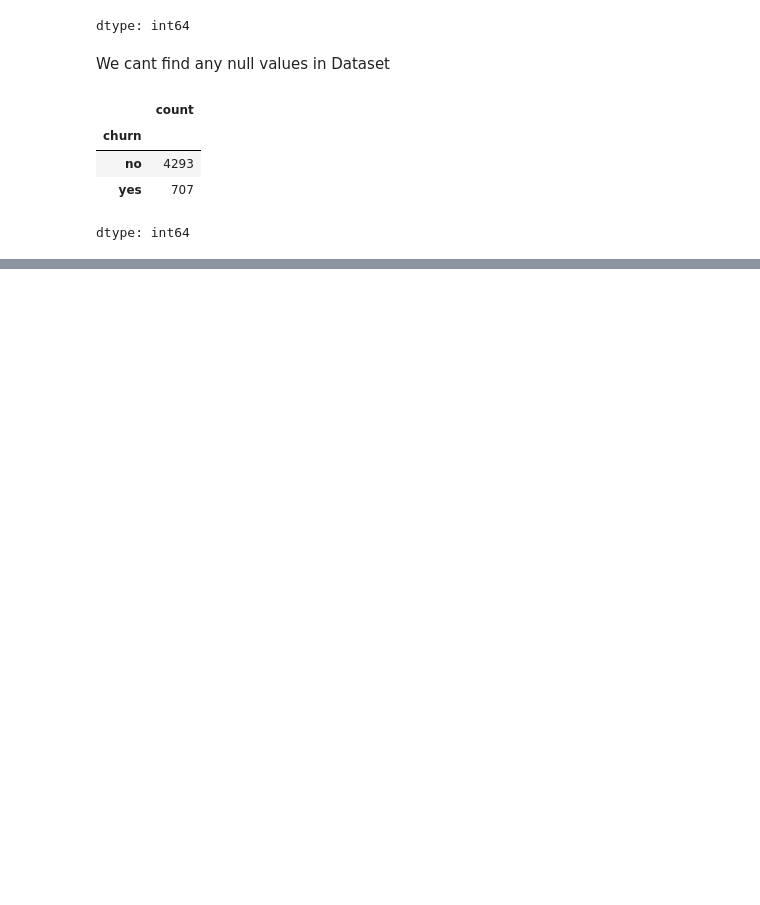
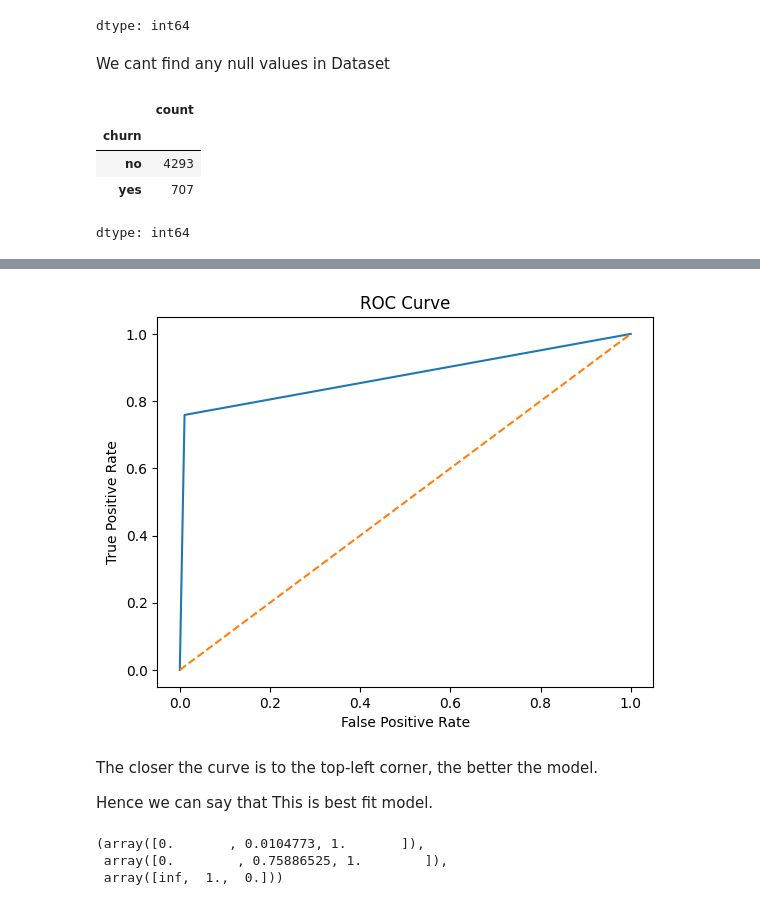
Before and after one commit to AshuuMishra/Telecom_churn_Analysis, a Jupyter notebook: Customer_churn_Analysis.ipynb, the cells around one changed output, grey strips where cells are left out. Drawn from its saved outputs; the diff is of its cells as text; code cells hidden in the pictures; blank space fills up the shorter version.

```diff
--- a/Customer_churn_Analysis.ipynb
+++ b/Customer_churn_Analysis.ipynb
@@ -129,0 +221,3 @@ TO check if churners make
+# %%
+for col in categorical_col:
+    print(f"{col}: {df[col].apply(type).value_counts()}")
@@ -129,0 +276,7 @@ TO check if churners make
+# %%
+x=df.drop(['churn'],axis=1)
+y=df['churn']
+
+from sklearn.model_selection import train_test_split
+x_train,x_test,y_train,y_test= train_test_split(x,y,test_size=0.2,random_state=42,stratify=y)
+x_train.shape,x_test.shape,y_train.shape,y_test.shape
@@ -129,0 +287,7 @@ TO check if churners make
+# %%
+from sklearn.ensemble import RandomForestClassifier
+
+# intialising the classifier
+rfc=RandomForestClassifier()
+model=rfc.fit(x_train,y_train)
+model
@@ -129,0 +298,3 @@ TO check if churners make
+# %%
+#predicting the output based on testing data
+y_pred=rfc.predict(x_test)
@@ -129,0 +331,24 @@ TO check if churners make
+# %%
+from sklearn.metrics import roc_curve
+
+# Plot ROC curve
+
+fpr, tpr, thresholds = roc_curve(y_test, y_pred)
+plt.plot(fpr, tpr, label='ROC curve')
+plt.plot([0, 1], [0, 1], linestyle='--')
+plt.xlabel('False Positive Rate')
+plt.ylabel('True Positive Rate')
+plt.title('ROC Curve')
+plt.show()
+# %% [output]
+[figure, added]
+# %% [markdown]
+The closer the curve is to the top-left corner, the better the model.
+
+Hence we can say that This is best fit model.
+# %%
+roc_curve(y_test, y_pred)
+# %% [output]
+(array([0.       , 0.0104773, 1.       ]),
+ array([0.        , 0.75886525, 1.        ]),
+ array([inf,  1.,  0.]))
```
Also changed, not shown: parts of 37 cells of this notebook.
